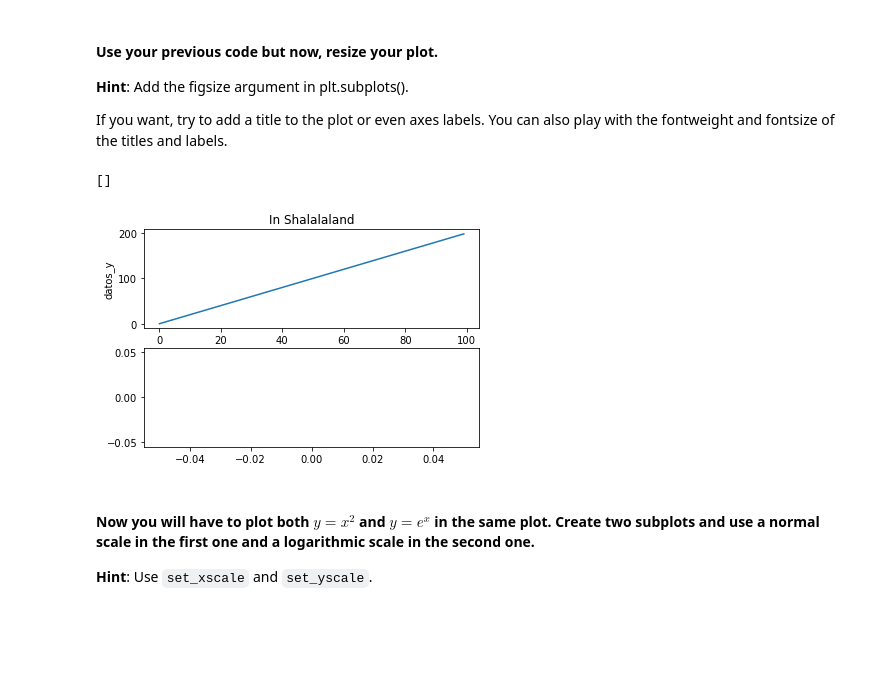
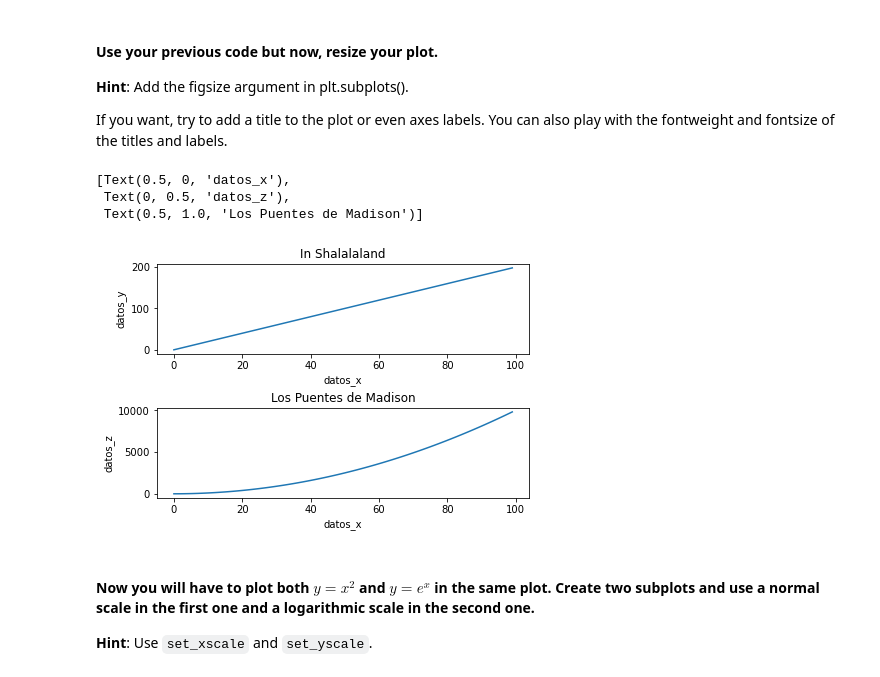
Before and after one commit to TitoGerva/dataptmad1121_labs, a Jupyter notebook: module-2/matplotlib-seaborn/your-code/[matplotlib-seaborn] Gervasio Feliciosi.ipynb, the cells around one changed output. Cells and saved outputs as stored; diff of their text form; code cells hidden in the pictures; blank space fills up the shorter version.

```diff
--- a/module-2/matplotlib-seaborn/your-code/[matplotlib-seaborn] Gervasio Feliciosi.ipynb
+++ b/module-2/matplotlib-seaborn/your-code/[matplotlib-seaborn] Gervasio Feliciosi.ipynb
@@ -50,14 +48,16 @@ axs[1].plot(x,z)
 If you want, try to add a title to the plot or even axes labels. You can also play with the fontweight and fontsize of the titles and labels.
 # %%
 # your code here
-figure, axs = plt.subplots(2,1)
+figure, axs = plt.subplots(2,1, layout='constrained')
 axs[0].plot(x,y)
+axs[1].plot(x,z)
 axs[0].set(xlabel='datos_x', ylabel='datos_y', title = 'In Shalalaland')
-
-axs[1].plot(xlabel='datos_x', zlabel='datos_z', title = 'Los Puentes de Madison')
+axs[1].set(xlabel='datos_x', ylabel='datos_z', title = 'Los Puentes de Madison')
 # %% [output]
-[]
+[Text(0.5, 0, 'datos_x'),
+ Text(0, 0.5, 'datos_z'),
+ Text(0.5, 1.0, 'Los Puentes de Madison')]
-[figure, old version]
+[figure, new version]
 # %% [markdown]
 #### Now you will have to plot both $y=x^2$ and $y=e^x$ in the same plot. Create two subplots and use a normal scale in the first one and a logarithmic scale in the second one.
 **Hint**: Use `set_xscale` and `set_yscale`.
```
Also changed, not shown: parts of 8 cells of this notebook, 2 other files.
